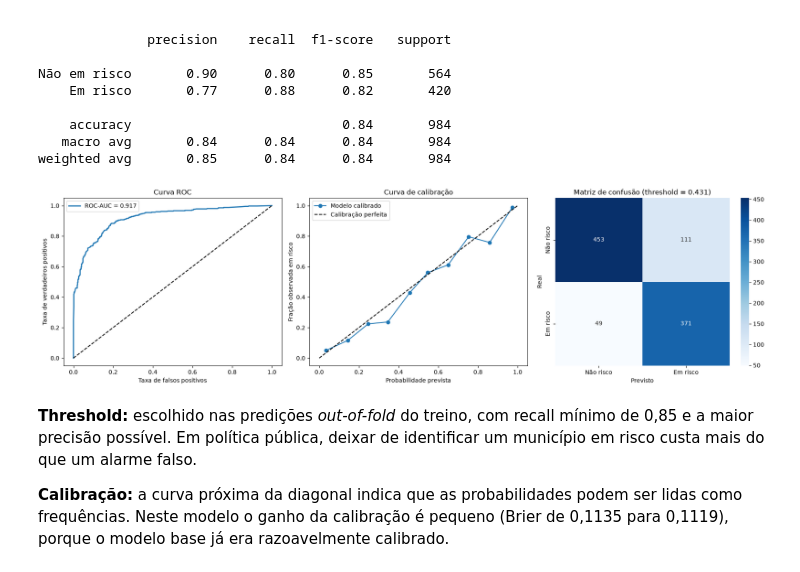
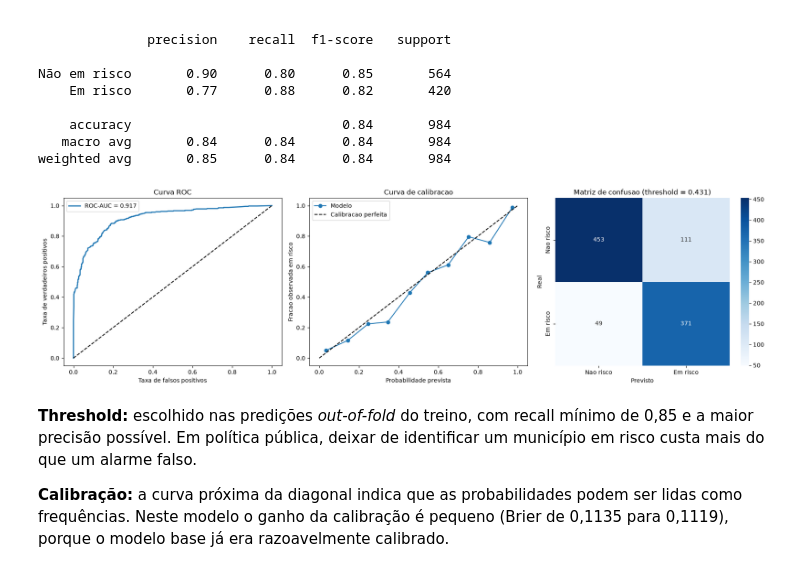
Before and after one commit to GabrielFontineles/tech-challenge-fase3, a Jupyter notebook: notebooks/02_modelagem.ipynb, the cells around one changed output. Drawn from its saved outputs; the diff is of its cells as text; code cells hidden in the pictures.

Commit message:
refactor: shared plotting functions in src/visualization used by training, SHAP and notebooks

```diff
--- a/notebooks/02_modelagem.ipynb
+++ b/notebooks/02_modelagem.ipynb
@@ -114,27 +114,18 @@ Não em risco       0.90      0.80      0.85       564
    macro avg       0.84      0.84      0.84       984
 weighted avg       0.85      0.84      0.84       984
 # %%
+import sys
+sys.path.insert(0, ".")
+from src.visualization.plots import plot_calibracao, plot_matriz_confusao, plot_roc
+
 fig, axes = plt.subplots(1, 3, figsize=(18, 5))
-
-fpr, tpr, _ = roc_curve(y_test, prob)
-axes[0].plot(fpr, tpr, linewidth=2, label=f"ROC-AUC = {roc_auc_score(y_test, prob):.3f}")
-axes[0].plot([0, 1], [0, 1], "k--")
-axes[0].set(title="Curva ROC", xlabel="Taxa de falsos positivos", ylabel="Taxa de verdadeiros positivos")
-axes[0].legend()
-
-frac, media = calibration_curve(y_test, prob, n_bins=10)
-axes[1].plot(media, frac, "o-", label="Modelo calibrado")
-axes[1].plot([0, 1], [0, 1], "k--", label="Calibração perfeita")
-axes[1].set(title="Curva de calibração", xlabel="Probabilidade prevista", ylabel="Fração observada em risco")
-axes[1].legend()
-
-sns.heatmap(confusion_matrix(y_test, pred), annot=True, fmt="d", cmap="Blues", ax=axes[2],
-            xticklabels=["Não risco", "Em risco"], yticklabels=["Não risco", "Em risco"])
-axes[2].set(title=f"Matriz de confusão (threshold = {threshold:.3f})", xlabel="Previsto", ylabel="Real")
+plot_roc(axes[0], y_test, prob)
+plot_calibracao(axes[1], y_test, prob)
+plot_matriz_confusao(axes[2], y_test, pred, threshold)
 plt.tight_layout()
 plt.show()
 # %% [output]
-[figure, old version]
+[figure, new version]
 # %% [markdown]
 **Threshold:** escolhido nas predições *out-of-fold* do treino, com recall mínimo de 0,85 e a maior precisão possível. Em política pública, deixar de identificar um município em risco custa mais do que um alarme falso.
 
```
Also changed, not shown: 12 other files.
